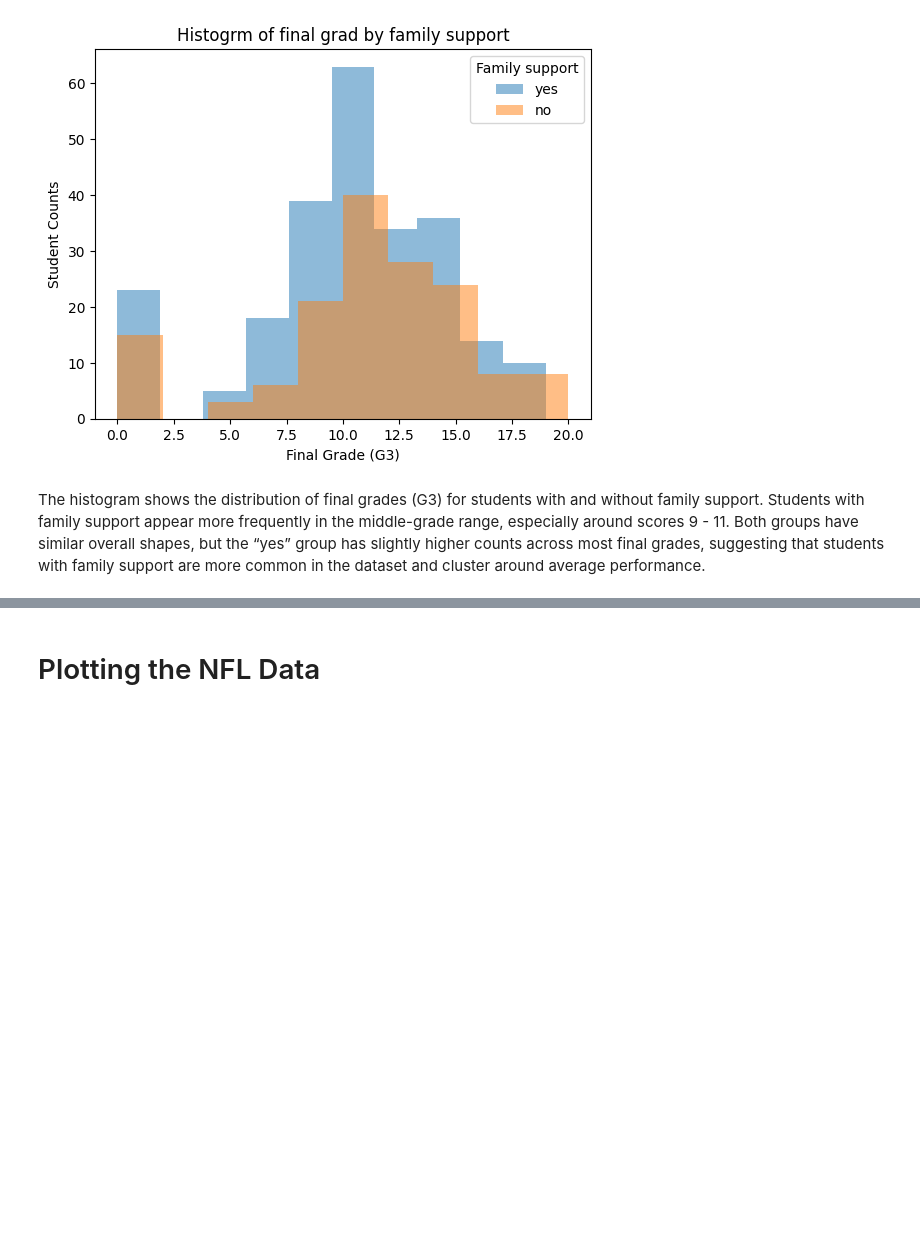
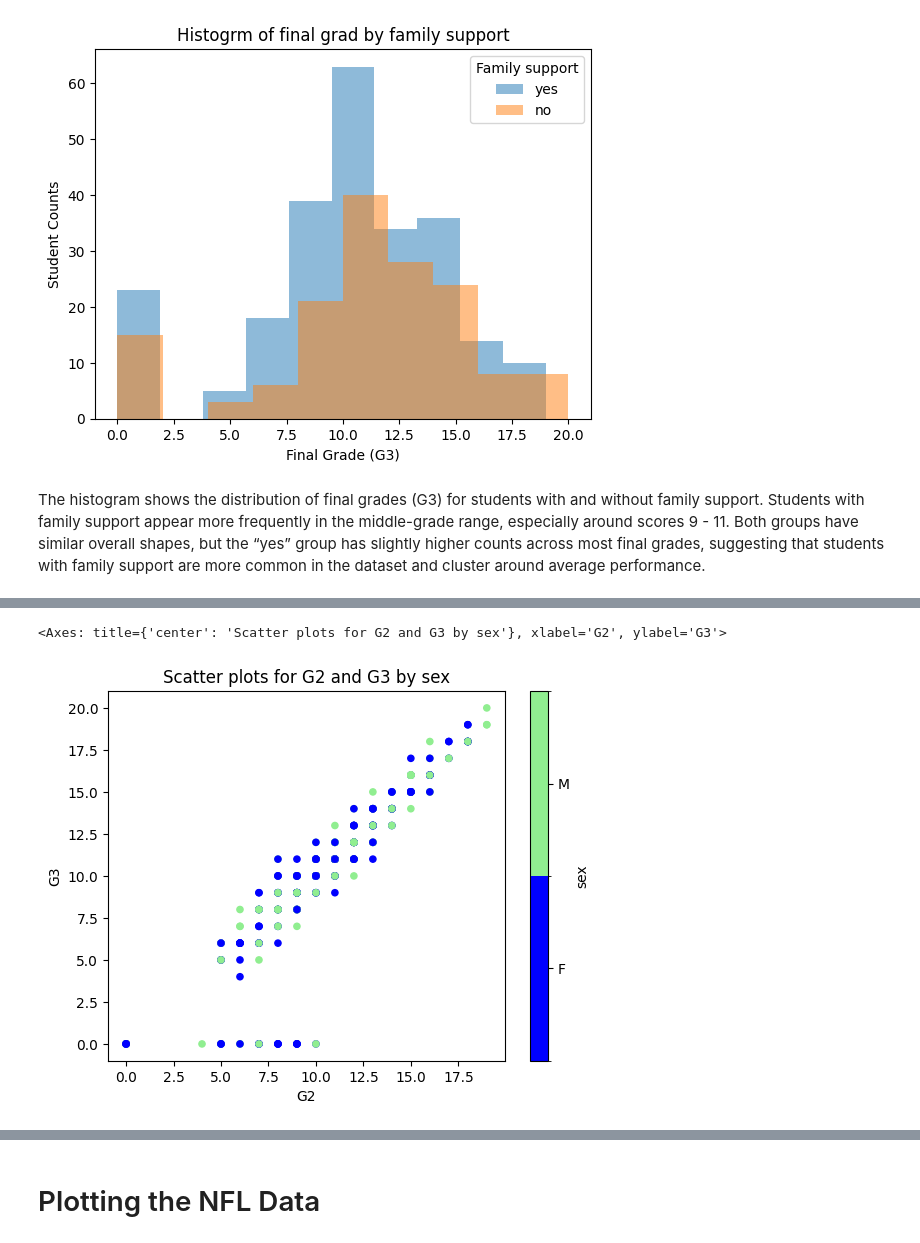
Before and after one commit to fhzhkunming/ST554_HW4, a Jupyter notebook: HW4_Hui.ipynb, the cells around one changed output, grey strips where cells are left out. Cells and saved outputs as stored; diff of their text form; code cells hidden in the pictures; blank space fills up the shorter version.

```diff
--- a/HW4_Hui.ipynb
+++ b/HW4_Hui.ipynb
@@ -287,0 +310,13 @@ math_score[math_score["famsup"] == "yes"]["G3"].plot.density(bw_method = 0.1, la
+# %%
+# create a scatter plot for G2 vs G3
+from matplotlib.colors import ListedColormap                # import tool for creating custom colormaps
+math_score["sex"] = math_score["sex"].astype("category")    # convert sex variable to category
+math_score.plot.scatter(                                    # creat scatter plot
+    x = "G2",                                               # label x-axis
+    y = "G3",                                               # label y-axis
+    c ="sex",                                               # color points by sex
+    cmap = ListedColormap(["blue", "lightgreen"]),          # set two-color scheme for category
+    title = "Scatter plots for G2 and G3 by sex")           # add a plot title
+# %% [output]
+<Axes: title={'center': 'Scatter plots for G2 and G3 by sex'}, xlabel='G2', ylabel='G3'>
+[figure, added]
```
Also changed, not shown: parts of 10 cells of this notebook.
